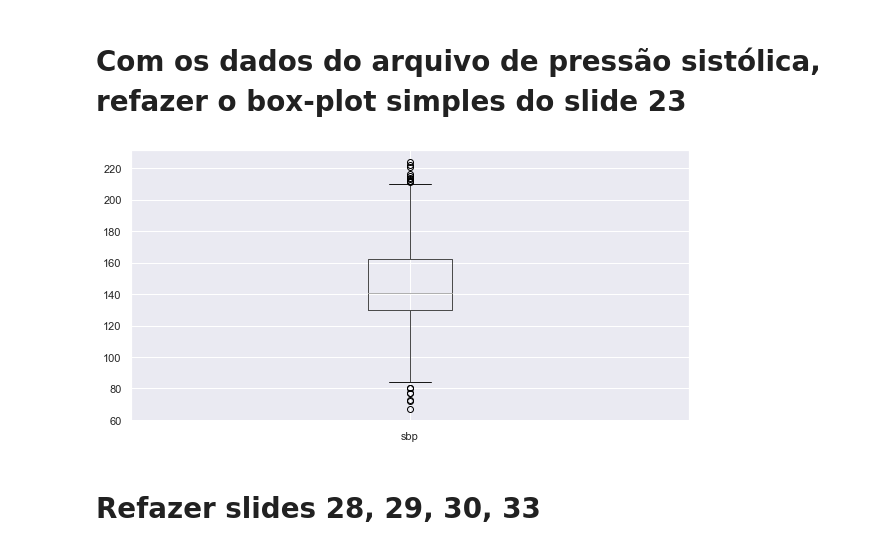
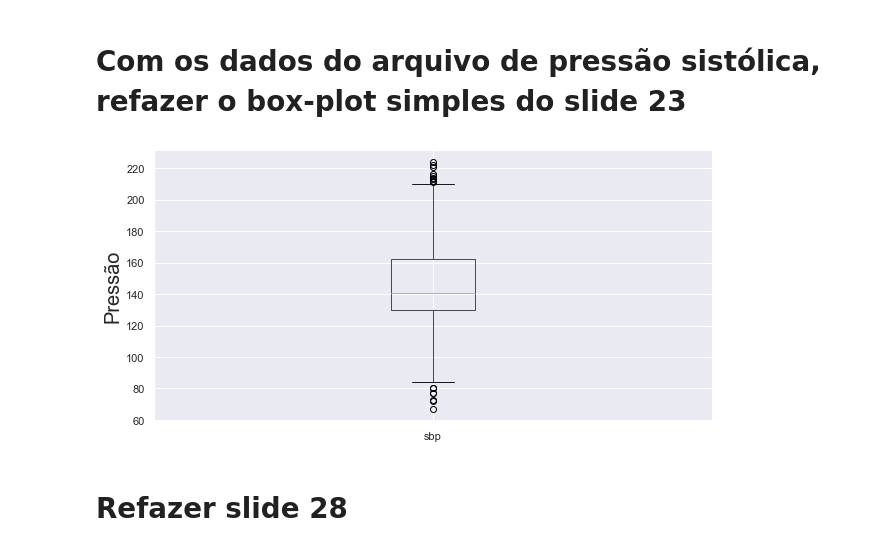
Before and after one commit to mendesrafael965/Estatistica, a Jupyter notebook: Lista 2.ipynb, the cells around one changed output. Drawn from its saved outputs; the diff is of its cells as text; code cells hidden in the pictures.

```diff
--- a/Lista 2.ipynb
+++ b/Lista 2.ipynb
@@ -147,8 +157,9 @@ plt.show()
 # Com os dados do arquivo de pressão sistólica, refazer o box-plot simples do slide 23
 # %%
 blood_df.boxplot(column='sbp',figsize=(10,5))
+plt.ylabel("Pressão",size=20)
 plt.show()
 # %% [output]
-[figure, old version]
+[figure, new version]
 # %% [markdown]
-# Refazer slides 28, 29, 30, 33
+# Refazer slide 28
```
Also changed, not shown: parts of 8 cells of this notebook.
